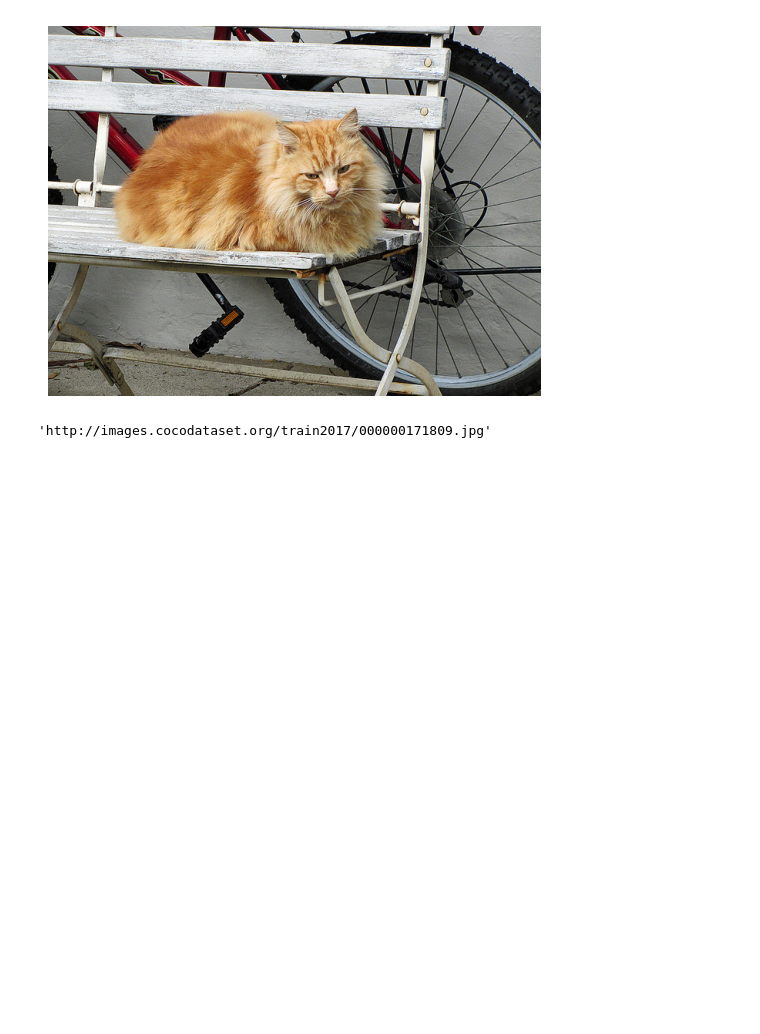
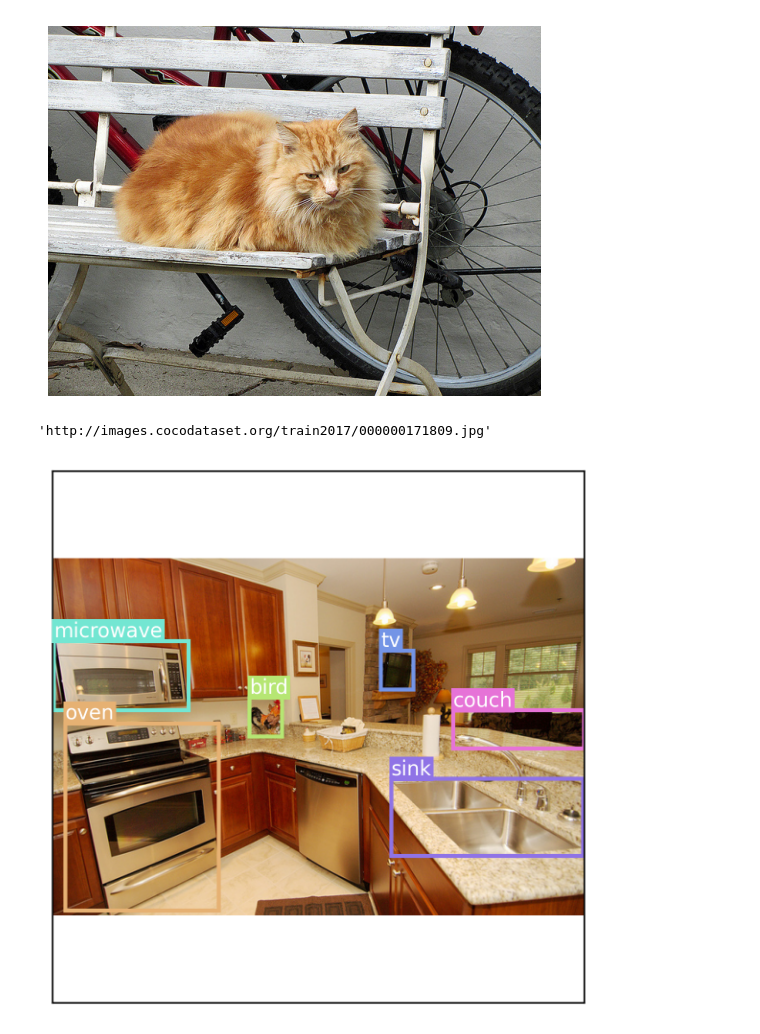
Before and after one commit to Rijan-Joshi/Lil_Learn, a Jupyter notebook: object_detection/yolo.ipynb, the cells around one changed output. Drawn from its saved outputs; the diff is of its cells as text; code cells hidden in the pictures; blank space fills up the shorter version.

```diff
--- a/object_detection/yolo.ipynb
+++ b/object_detection/yolo.ipynb
@@ -247,3 +249,44 @@ plt.show()
 images[171809]['coco_url']
 # %% [output]
 'http://images.cocodataset.org/train2017/000000171809.jpg'
+# %%
+import matplotlib.pyplot as plt
+from matplotlib.colors import hsv_to_rgb
+from matplotlib.patches import Rectangle
+
+color_map = {0:'gray'}
+
+def label_to_color(label):
+    # Uses the golden ratio to generate new hues of a bright color with
+    # the HSV colorspace
+    if label not in color_map:
+        h, s, v = (len(color_map) * 0.618) % 1, 0.5, 0.9
+        color_map[label] = hsv_to_rgb((h, s, v))
+    return color_map[label]
+
+def draw_box(ax, box, text, color):
+    x,y,w,h = box
+    ax.add_patch(Rectangle((x,y), w, h, lw = 2, ec = color, fc='none'))
+    textbox = dict(fc = color, pad = 1, ec = 'none')
+    ax.text(x,y,text, c ='white', size = 10, va = 'bottom', bbox = textbox)
+
+def draw_image(ax, image):
+    # Draws the image on a unit cube with (0, 0) at the top left
+    ax.set(xlim=(0, 1), ylim=(1, 0), xticks=[], yticks=[], aspect="equal")
+    image = plt.imread(image)
+    height, width = image.shape[:2]
+    # Pads the image so it fits inside the unit cube
+    hpad = (1 - height / width) / 2 if width > height else 0
+    wpad = (1 - width / height) / 2 if height > width else 0
+    extent = [wpad, 1 - wpad, 1 - hpad, hpad]
+    ax.imshow(image, extent=extent)
+# %%
+sample = metadata[300]
+ig, ax = plt.subplots(dpi = 300)
+draw_image(ax, sample['path'])
+for box, label_id in zip(sample['boxes'], sample['labels']):
+    class_name = categories_by_name[label_id]
+    draw_box(ax, box, class_name, color = label_to_color(label_id))
+plt.show()
+# %% [output]
+[figure, added]
```
Also changed, not shown: parts of 7 cells of this notebook.
